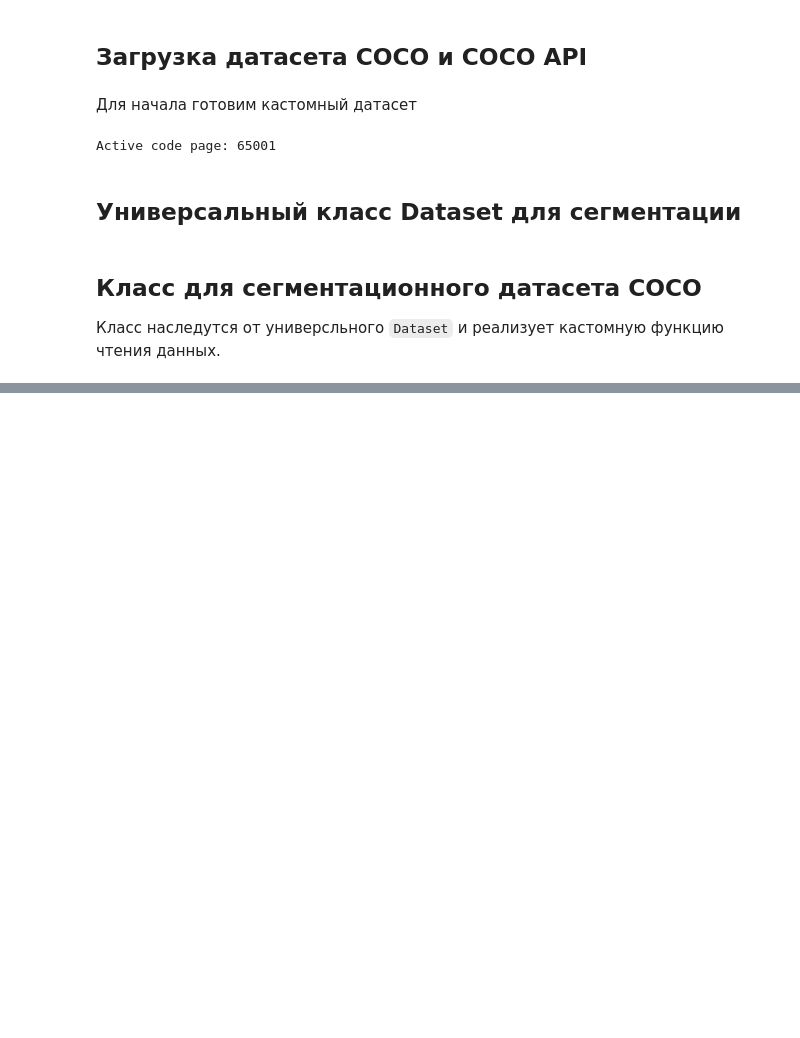
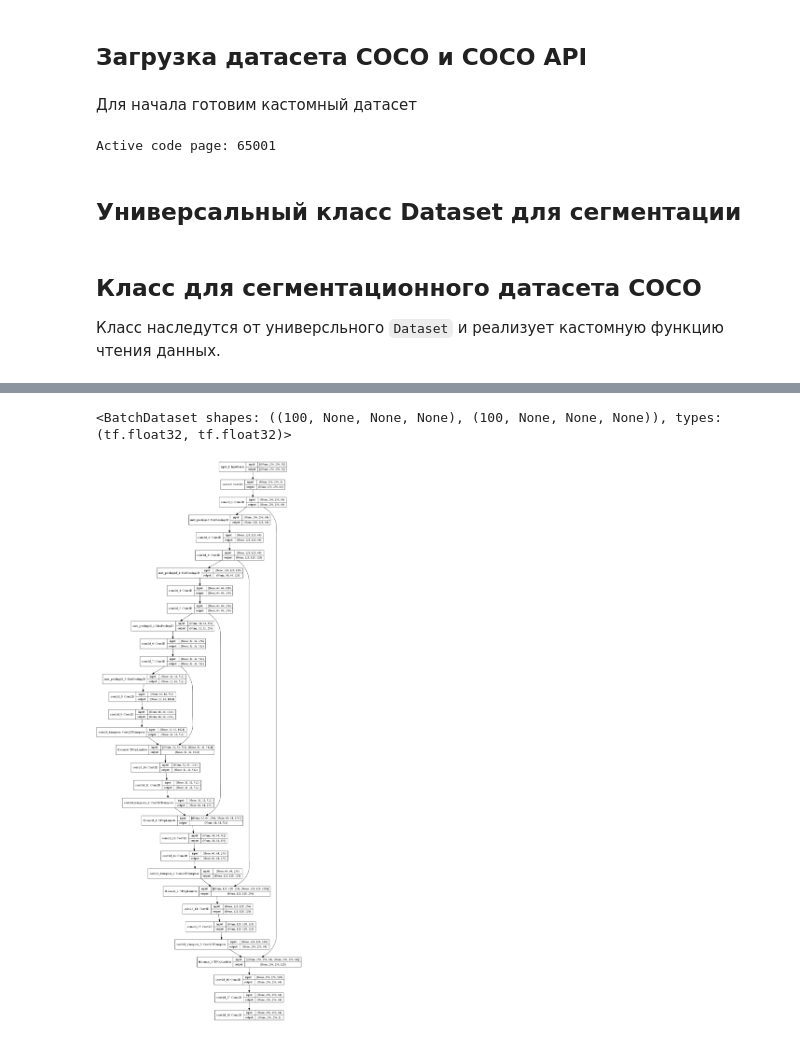
Before and after one commit to superbe/deep_learning_in_computer_vision, a Jupyter notebook: Lesson 4/COCO.ipynb, the cells around one changed output, grey strips where cells are left out. Saved outputs shown, nothing was run; the diff lists cells and outputs as text; code cells hidden in the pictures; blank space fills up the shorter version.

```diff
--- a/Lesson 4/COCO.ipynb
+++ b/Lesson 4/COCO.ipynb
@@ -141,0 +145,4 @@ index created!
+# %%
+val_ds
+# %% [output]
+<BatchDataset shapes: ((100, None, None, None), (100, None, None, None)), types: (tf.float32, tf.float32)>
@@ -141,0 +201,4 @@ index created!
+# %%
+tf.keras.utils.plot_model(model, show_shapes=True)
+# %% [output]
+[figure, added]
```
Also changed, not shown: parts of 5 cells of this notebook, 2 other files.
